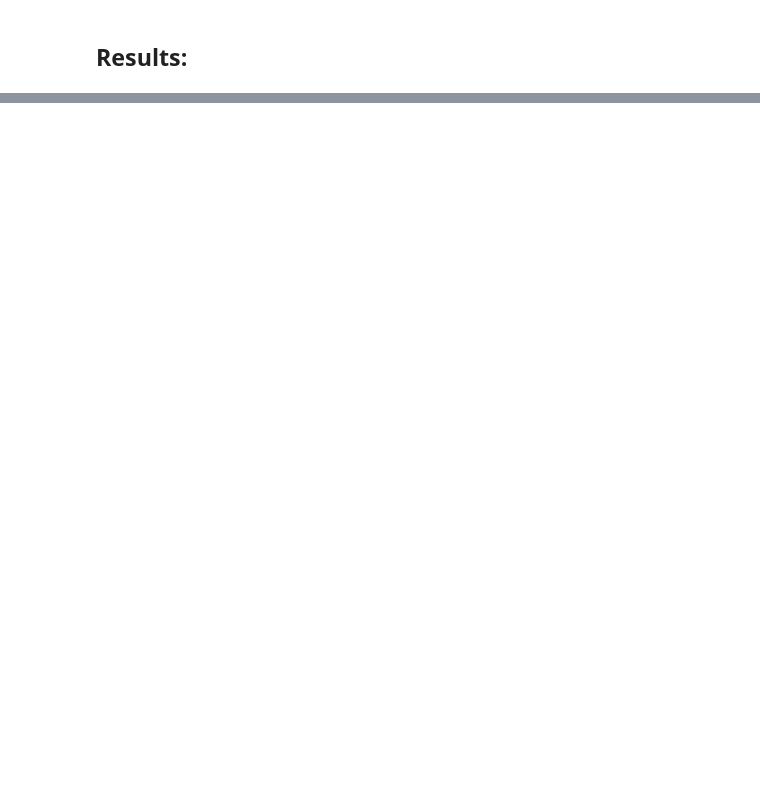
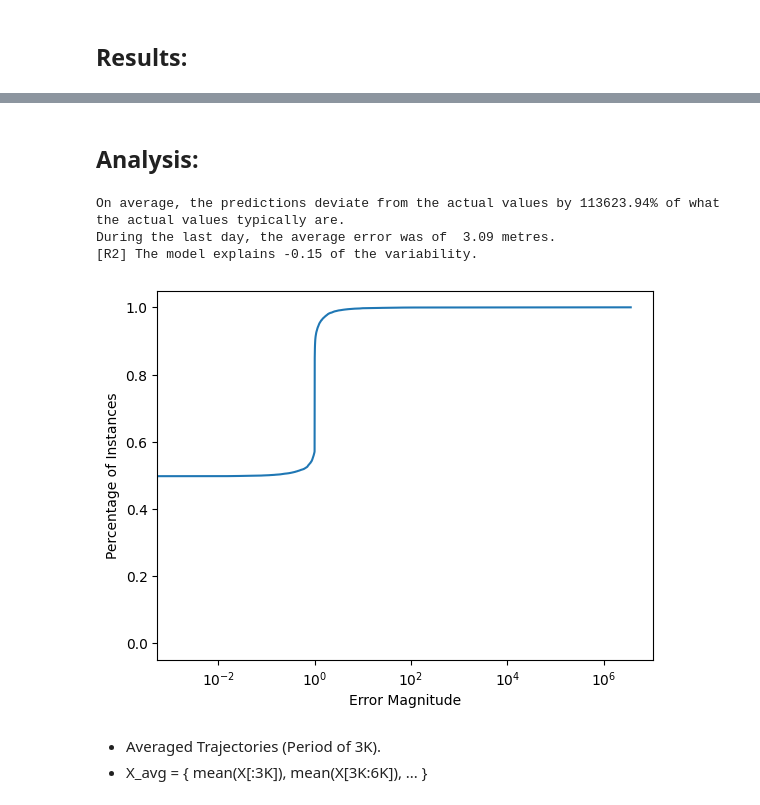
Before and after one commit to PJBarbosa98/X-Iberian-Modelling-Week, a Jupyter notebook: MLP.ipynb, the cells around one changed output, grey strips where cells are left out. Cells and saved outputs as stored; diff of their text form; code cells hidden in the pictures; blank space fills up the shorter version.

```diff
--- a/Final.ipynb
+++ b/MLP.ipynb
@@ -293,0 +287,40 @@ model.load_state_dict(torch.load("Model_Label_X.pth"))
+# %% [markdown]
+## Analysis:
+# %%
+with torch.no_grad():
+    actual = y_test.numpy().flatten()
+    estimated = predictions.numpy().flatten()
+    errors = pd.DataFrame(data = {"Actual": actual, "Prediction" : estimated})
+
+deviation = (rmse / np.mean(errors["Actual"])) * 100
+print(f"On average, the predictions deviate from the actual values by {deviation:.2f}% of what the actual values typically are.")
+
+# Fetch the last day:
+error_last_day = errors.tail(2016).mean()
+error_last_day = error_last_day["Actual"] - error_last_day["Prediction"]
+print(f"During the last day, the average error was of { abs(error_last_day) : .2f} metres.")
+
+# R2-Score:
+r2_val = r2_score(actual, estimated)
+print(f"[R2] The model explains {r2_val :.2f} of the variability.")
+
+# ROC:
+actual[actual == 0] = 1e-8
+sorted_error = np.sort(np.abs(actual - estimated) / actual)
+cum_freq = np.arange(1, len(sorted_error) + 1) / len(sorted_error)
+
+fig = plt.figure()
+ax = fig.add_subplot(1, 1, 1)
+ax.plot(sorted_error, cum_freq)
+ax.set_xscale("log")
+ax.set_xlabel("Error Magnitude")
+ax.set_ylabel("Percentage of Instances")
+plt.show()
+# %% [output]
+On average, the predictions deviate from the actual values by 113623.94% of what the actual values typically are.
+During the last day, the average error was of  3.09 metres.
+[R2] The model explains -0.15 of the variability.
+[figure, added]
+# %% [markdown]
+- Averaged Trajectories (Period of 3K).
+- X_avg = { mean(X[:3K]), mean(X[3K:6K]), ... }
```
Also changed, not shown: parts of 11 cells of this notebook, 19 other files.
